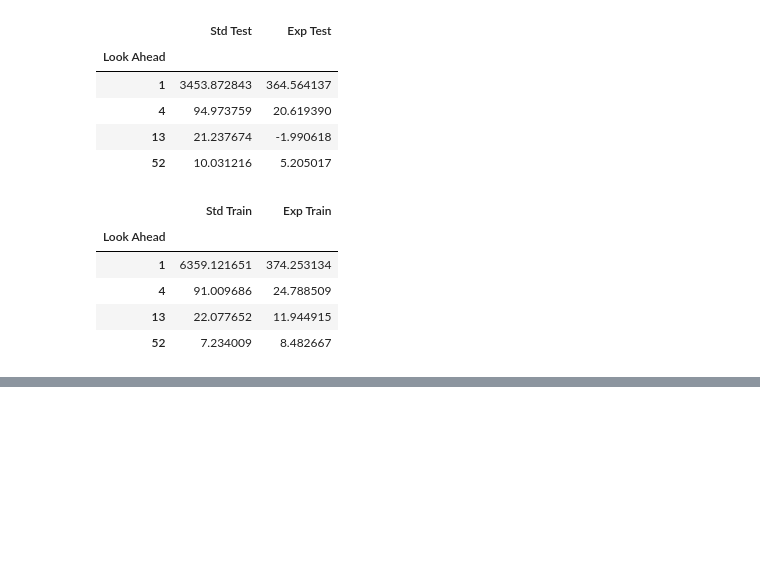
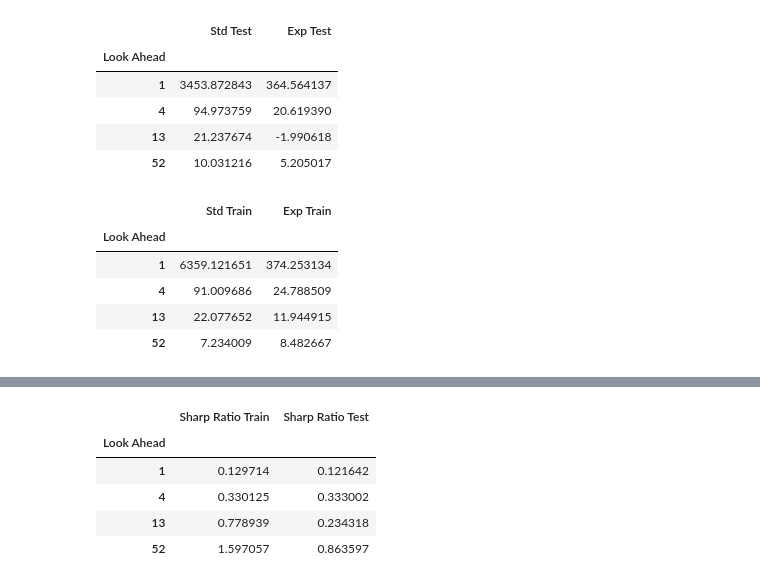
Before and after one commit to stsaxe/Investments-Machine-Learning-for-Finance-2025, a Jupyter notebook: notebooks/modeling_analysis.ipynb, the cells around one changed output, grey strips where cells are left out. Saved outputs shown, nothing was run; the diff lists cells and outputs as text; code cells hidden in the pictures; blank space fills up the shorter version.

Commit message:
added sharp ratios of market

```diff
--- a/notebooks/modeling_analysis.ipynb
+++ b/notebooks/modeling_analysis.ipynb
@@ -95,0 +133,9 @@ plot_scatter(final_result['IC Train'], final_result['IC Test'], xlabel='Training
+# %%
+final_result.groupby(['Look Ahead'])[['Sharp Ratio Train', 'Sharp Ratio Test']].max()
+# %% [output]
+|  | Sharp Ratio Train | Sharp Ratio Test |
+| Look Ahead |  |  |
+| 1 | 0.129714 | 0.121642 |
+| 4 | 0.330125 | 0.333002 |
+| 13 | 0.778939 | 0.234318 |
+| 52 | 1.597057 | 0.863597 |
```
Also changed, not shown: parts of 1 cell of this notebook.
